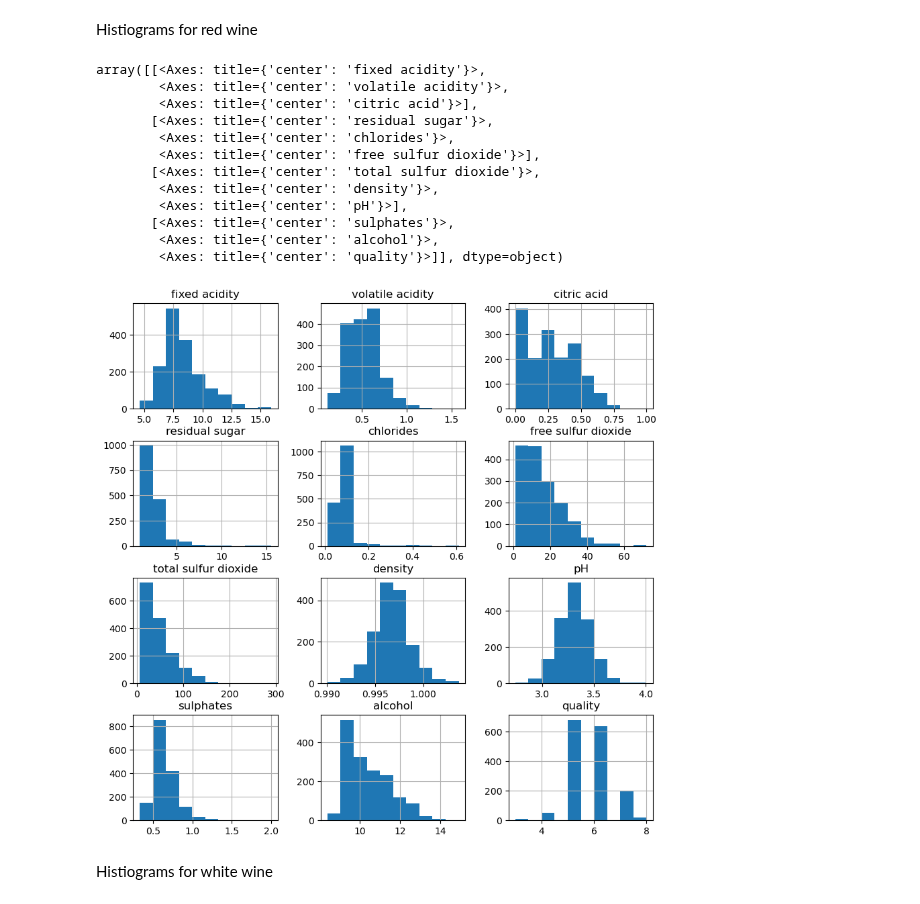
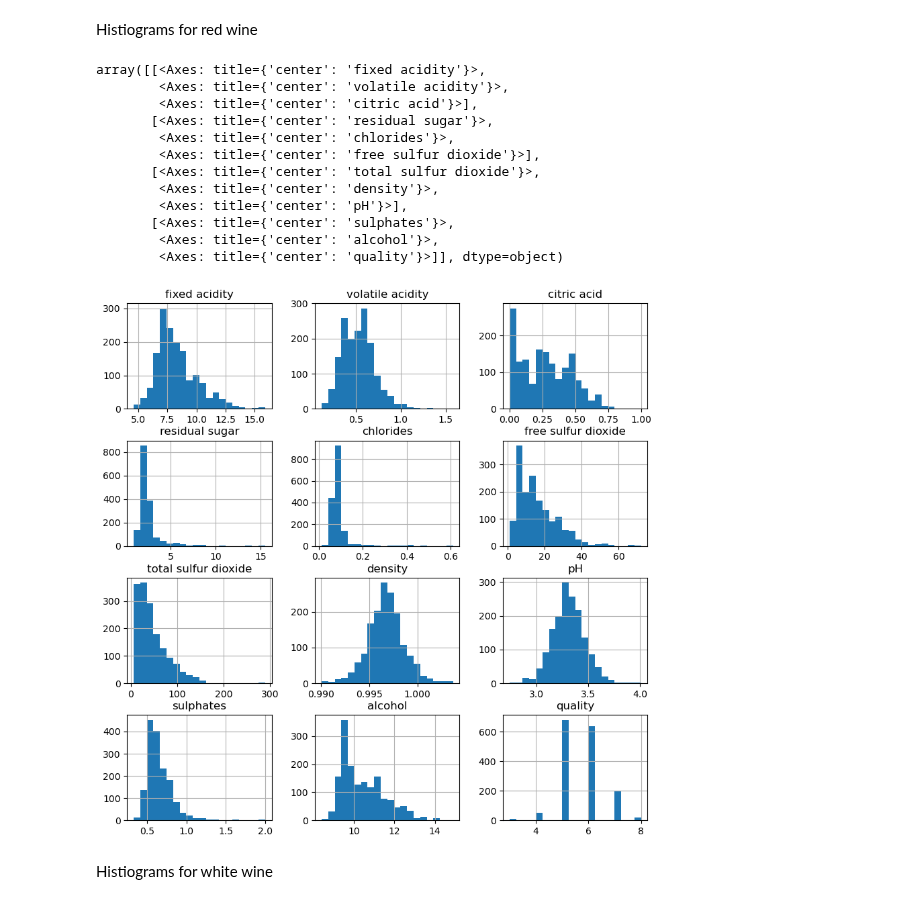
Before and after one commit to pbollhorn/bi-group5, a Jupyter notebook: mp2/mini_project_2.ipynb, the cells around one changed output. Drawn from its saved outputs; the diff is of its cells as text; code cells hidden in the pictures.

```diff
--- a/mp2/mini_project_2.ipynb
+++ b/mp2/mini_project_2.ipynb
@@ -195,21 +196,21 @@ white_wine.describe()
 # %% [markdown]
 Histiograms for red wine
 # %%
-red_wine.hist(figsize=(10,10))
+red_wine.hist(figsize=(10,10),bins=20)
 # %% [output]
 array([[<Axes: title={'center': 'fixed acidity'}>,
         <Axes: title={'center': 'volatile acidity'}>,
         <Axes: title={'center': 'citric acid'}>],
        [<Axes: title={'center': 'residual sugar'}>,
         <Axes: title={'center': 'chlorides'}>,
         <Axes: title={'center': 'free sulfur dioxide'}>],
        [<Axes: title={'center': 'total sulfur dioxide'}>,
         <Axes: title={'center': 'density'}>,
         <Axes: title={'center': 'pH'}>],
        [<Axes: title={'center': 'sulphates'}>,
         <Axes: title={'center': 'alcohol'}>,
         <Axes: title={'center': 'quality'}>]], dtype=object)
-[figure, old version]
+[figure, new version]
 # %% [markdown]
 Histiograms for white wine
 # %%
```
Also changed, not shown: parts of 22 cells of this notebook.
